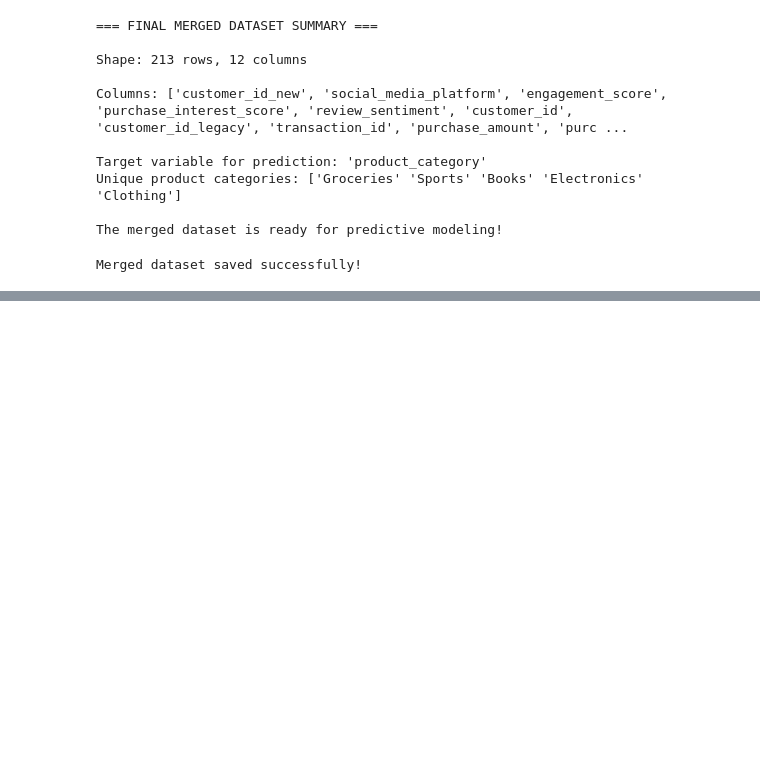
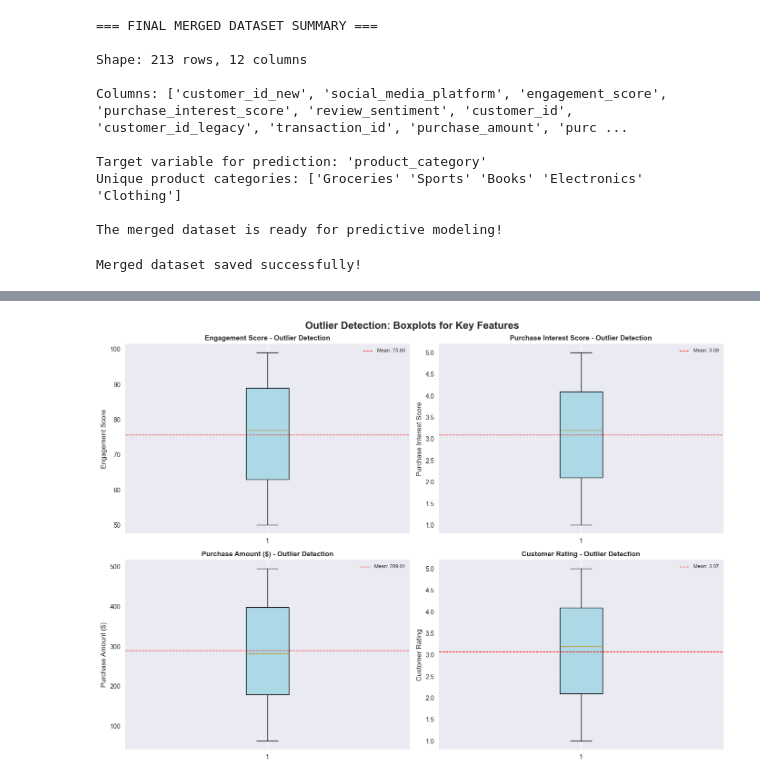
Before and after one commit to aubert-gloire/Group_5_Multimodal-Data-Preprocessing-Assignment, a Jupyter notebook: Notebook/merge_datasets.ipynb, the cells around one changed output, grey strips where cells are left out. Saved outputs shown, nothing was run; the diff lists cells and outputs as text; code cells hidden in the pictures; blank space fills up the shorter version.

```diff
--- a/Notebook/merge_datasets.ipynb
+++ b/Notebook/merge_datasets.ipynb
@@ -244,0 +365,25 @@ Merged dataset saved successfully!
+# %%
+# 10.4 Boxplots for Outlier Detection
+fig, axes = plt.subplots(2, 2, figsize=(14, 10))
+
+features = ['engagement_score', 'purchase_interest_score', 'purchase_amount', 'customer_rating']
+titles = ['Engagement Score', 'Purchase Interest Score', 'Purchase Amount ($)', 'Customer Rating']
+
+for i, (feat, title) in enumerate(zip(features, titles)):
+    row, col = i // 2, i % 2
+    bp = axes[row, col].boxplot(merged_data[feat], patch_artist=True)
+    bp['boxes'][0].set_facecolor('lightblue')
+    axes[row, col].set_title(f'{title} - Outlier Detection', fontsize=11, fontweight='bold')
+    axes[row, col].set_ylabel(title)
+    axes[row, col].grid(True, alpha=0.3, axis='y')
+
+    # Add mean line
+    mean_val = merged_data[feat].mean()
+    axes[row, col].axhline(mean_val, color='red', linestyle='--', linewidth=1, label=f'Mean: {mean_val:.2f}')
+    axes[row, col].legend(fontsize=8)
+
+plt.suptitle('Outlier Detection: Boxplots for Key Features', fontsize=16, fontweight='bold')
+plt.tight_layout()
+plt.show()
+# %% [output]
+[figure, added]
```
Also changed, not shown: parts of 5 cells of this notebook.
